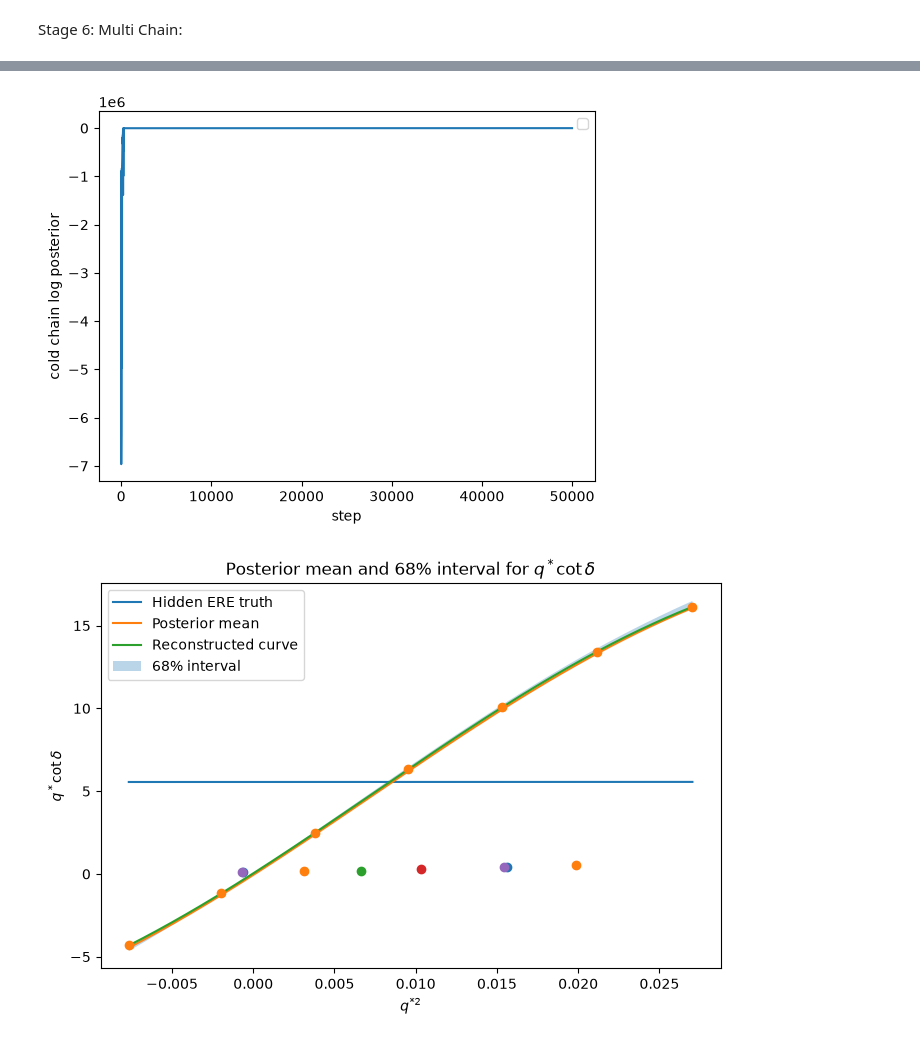
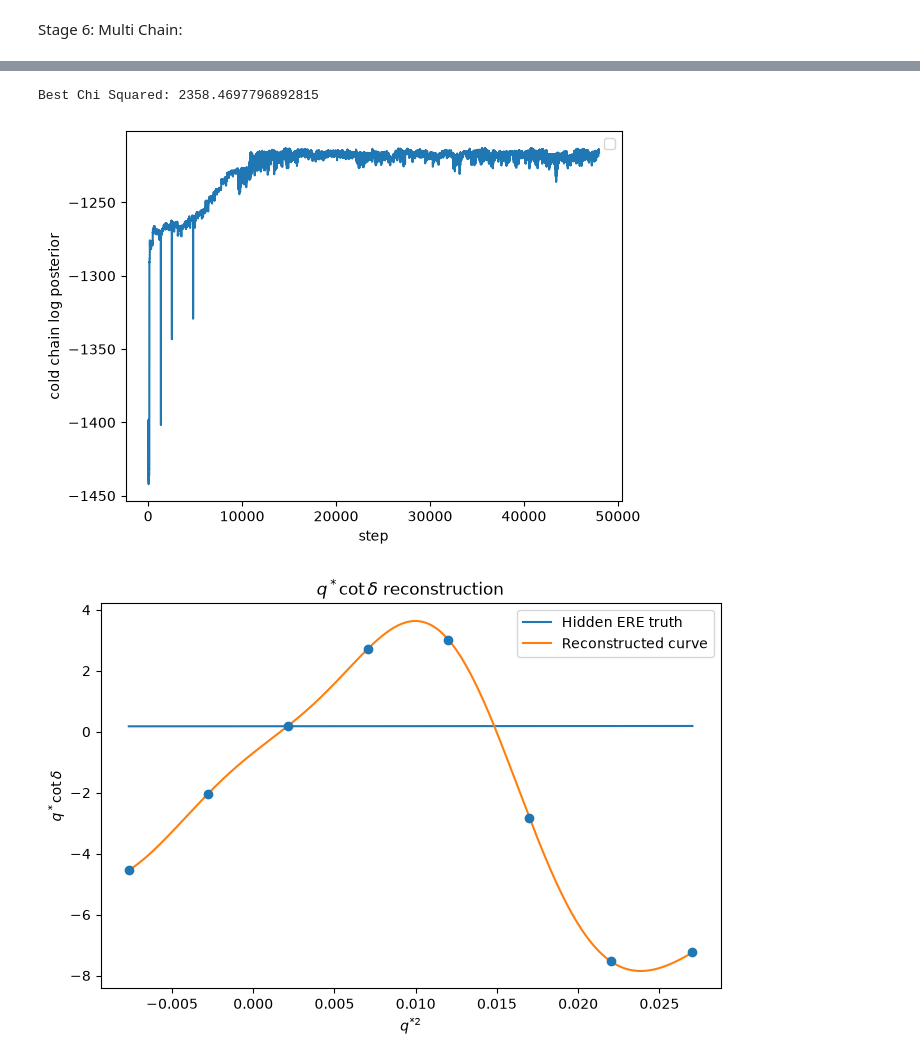
Before and after one commit to ShingLi15/Gaussian-Process-Regressions-for-Di-Nucleon-Data, a Jupyter notebook: Research Paper/GPR using data.ipynb, the cells around one changed output, grey strips where cells are left out. Cells and saved outputs as stored; diff of their text form; code cells hidden in the pictures.

```diff
--- a/Research Paper/GPR using data.ipynb
+++ b/Research Paper/GPR using data.ipynb
@@ -1080,21 +1086,20 @@ def plot_mcmc(observed_cache, best_cold_state, cold_log_post_history, samples, d
     q_star_sq_grid = (Ecm_grid/2)**2 - m**2
 
     a_true, r_true, p4_true = a_r_Values[0]
-    q_cot_delta = -1/a_true + 0.5*r_true*q_star_sq_grid + p4_true*q_star_sq_grid**2
+    q_cot_delta = -a_true + r_true*q_star_sq_grid + p4_true*q_star_sq_grid**2
 
-
+    print(f"Best Chi Squared: {best_chi_squared}")
     # Kinv = xi * q_cot_delta / (8*np.pi*Ecm_grid)
     true_curve_at_knots = -1/a_true + 0.5*r_true*((knots/2)**2 - m**2)
-    ll,lp,lh = posterior_components(true_curve_at_knots, best_length_scale,best_sigma ,observed_cache)
+    # ll,lp,lh = posterior_components(true_curve_at_knots, best_length_scale,best_sigma ,observed_cache)
 
-    plt.plot(cold_log_post_history)
+    skip = 2000  # adjust based on how many steps it takes to stabilize
+    plt.plot(cold_log_post_history[skip:])
     plt.xlabel("step")
     plt.ylabel("cold chain log posterior")
     # plt.axhline(ll+lp+lh, color="red", linestyle="--", label="true curve")
     plt.legend()
     plt.show()
-
-
 
 
     # posterior_mean = curves.mean(axis=0)
@@ -1120,15 +1125,15 @@ def plot_mcmc(observed_cache, best_cold_state, cold_log_post_history, samples, d
     knots_q_star_sq = (knots/2)**2 - m**2
 
 
-    # plt.figure(figsize=(8, 5))
-    # plt.plot(q_star_sq_grid, q_cot_delta, label="Hidden ERE truth")
-    # plt.plot(q_star_sq_grid, reconstructed_curves_qcd, label="Reconstructed curve")
-    # plt.xlabel(r"$q^{*2}$")
-    # plt.scatter(knots_q_star_sq, best_f_knots_qcd, zorder=5)
-    # plt.ylabel(r"$q^*\cot\delta$")
-    # plt.title(r"$q^*\cot\delta$ reconstruction")
-    # plt.legend()
-    #plt.show()
+    plt.figure(figsize=(8, 5))
+    plt.plot(q_star_sq_grid, q_cot_delta, label="Hidden ERE truth")
+    plt.plot(q_star_sq_grid, reconstructed_curves_qcd, label="Reconstructed curve")
+    plt.xlabel(r"$q^{*2}$")
+    plt.scatter(knots_q_star_sq, best_f_knots_qcd, zorder=5)
+    plt.ylabel(r"$q^*\cot\delta$")
+    plt.title(r"$q^*\cot\delta$ reconstruction")
+    plt.legend()
+    plt.show()
 
 
 
@@ -1139,13 +1144,13 @@ def plot_mcmc(observed_cache, best_cold_state, cold_log_post_history, samples, d
     plt.plot(q_star_sq_grid, reconstructed_curves_qcd, label="Reconstructed curve")
     plt.fill_between(q_star_sq_grid, lower_68_qcd, upper_68_qcd, alpha=0.3, label="68% interval")
     plt.scatter(knots_q_star_sq, best_f_knots_qcd, zorder=5, color="tab:orange")
-    for row in data:
-        E = row["E_obs"]
-        q_sq = (E/2)**2 - m**2
-        nP = Psq_to_nP[row["Psq"]]
-        L = row["L"]
-        qcd = get_q_cot_delta(E, nP, alpha, L)
-        plt.scatter(q_sq, qcd, color=color_by_sector[(L, row["Psq"])])
+    # for row in data:
+    #     E = row["E_obs"]
+    #     q_sq = (E/2)**2 - m**2
+    #     nP = row["Psq"]
+    #     L = row["L"]
+    #     qcd = get_q_cot_delta(E, nP, alpha, L)
+    #     plt.scatter(q_sq, qcd, color=color_by_sector[(L, row["Psq"])])
     plt.xlabel(r"$q^{*2}$")
     plt.ylabel(r"$q^*\cot\delta$")
     plt.title(r"Posterior mean and 68% interval for $q^*\cot\delta$")
@@ -1182,5 +1187,6 @@ Step 50000/50000 completed. Cold chain log posterior: -339.722
 # %%
-plot_mcmc(observed_cache_real, best_cold_state_cov, cold_log_post_history_cov, samples_cov, data_real)
+plot_mcmc(observed_cache_dineutron, best_cold_state_cov, cold_log_post_history_cov, samples_cov, data_real)
 # %% [output]
+Best Chi Squared: 2358.4697796892815
-[figure, old version]
+[figure, new version]
-[figure, old version]
+[figure, new version]
```
Also changed, not shown: parts of 20 cells of this notebook.
